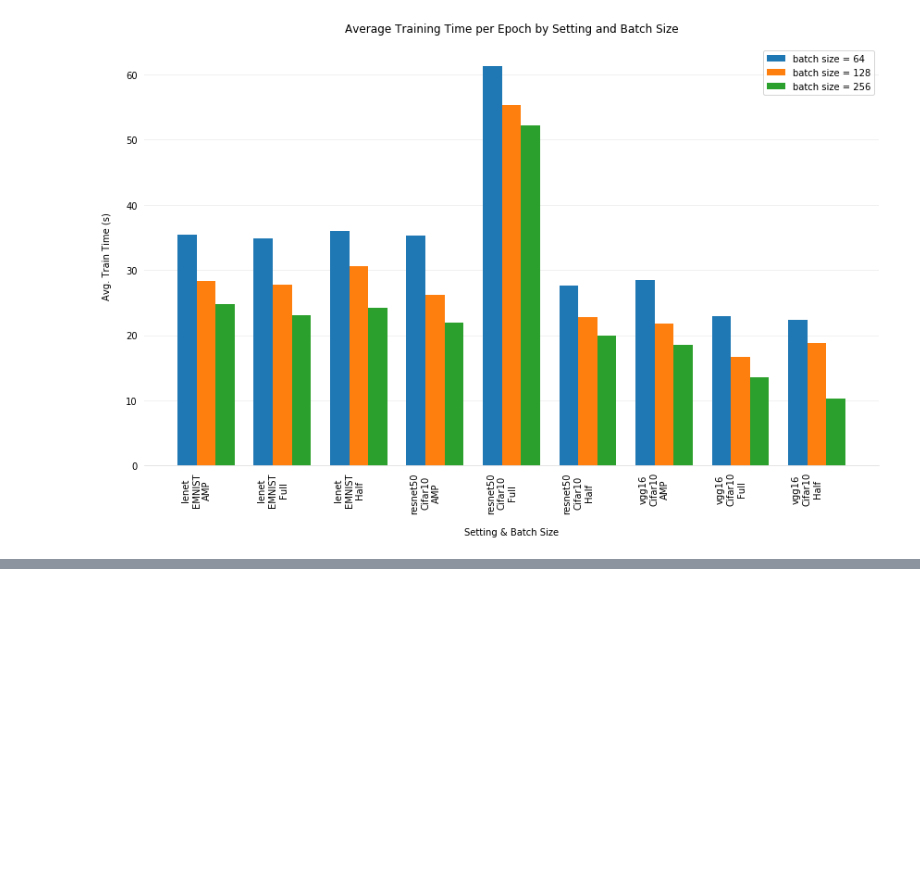
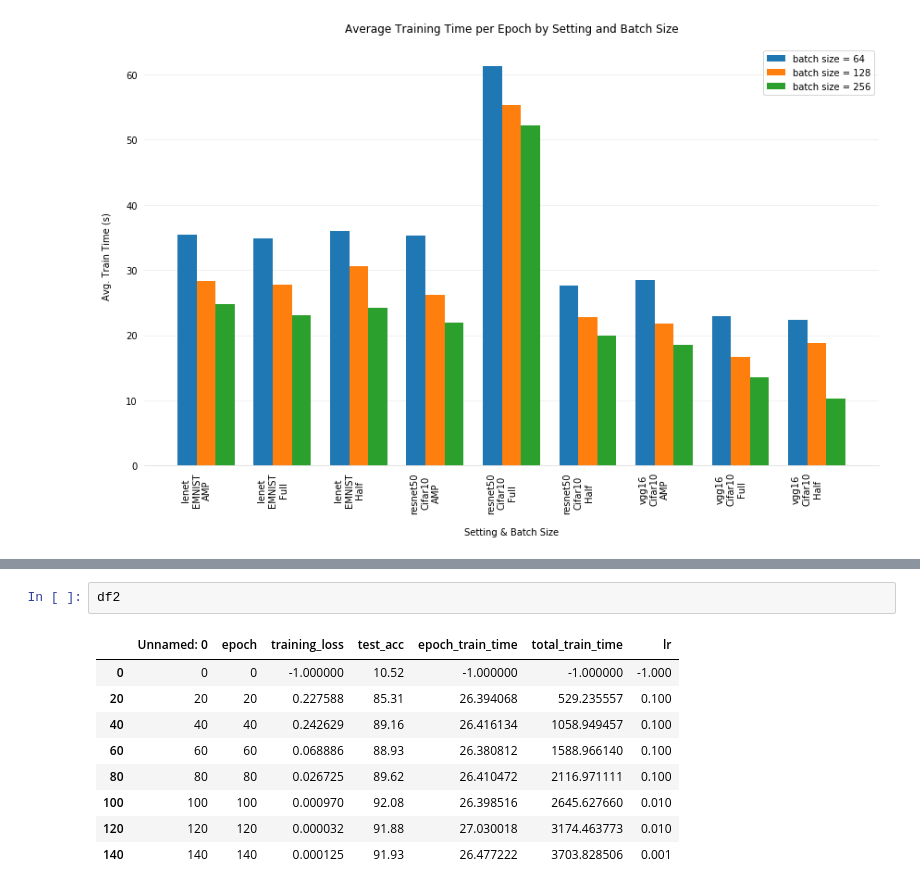
Before and after one commit to kamikazekartik/cs744_assignments, a Jupyter notebook: project/plot_figures.ipynb, the cells around one changed output, grey strips where cells are left out. Drawn from its saved outputs; the diff is of its cells as text; blank space fills up the shorter version.

```diff
--- a/project/plot_figures.ipynb
+++ b/project/plot_figures.ipynb
@@ -227,0 +230,12 @@ plt.savefig("resnet50_convergence_time.png", format='png', dpi=600, bbox_inches=
+# %%
+df2
+# %% [output]
+|  | Unnamed: 0 | epoch | training_loss | test_acc | epoch_train_time | total_train_time | lr |
+| 0 | 0 | 0 | -1.000000 | 10.52 | -1.000000 | -1.000000 | -1.000 |
+| 20 | 20 | 20 | 0.227588 | 85.31 | 26.394068 | 529.235557 | 0.100 |
+| 40 | 40 | 40 | 0.242629 | 89.16 | 26.416134 | 1058.949457 | 0.100 |
+| 60 | 60 | 60 | 0.068886 | 88.93 | 26.380812 | 1588.966140 | 0.100 |
+| 80 | 80 | 80 | 0.026725 | 89.62 | 26.410472 | 2116.971111 | 0.100 |
+| 100 | 100 | 100 | 0.000970 | 92.08 | 26.398516 | 2645.627660 | 0.010 |
+| 120 | 120 | 120 | 0.000032 | 91.88 | 27.030018 | 3174.463773 | 0.010 |
+| 140 | 140 | 140 | 0.000125 | 91.93 | 26.477222 | 3703.828506 | 0.001 |
```
Also changed, not shown: parts of 5 cells of this notebook, 2 other files.
